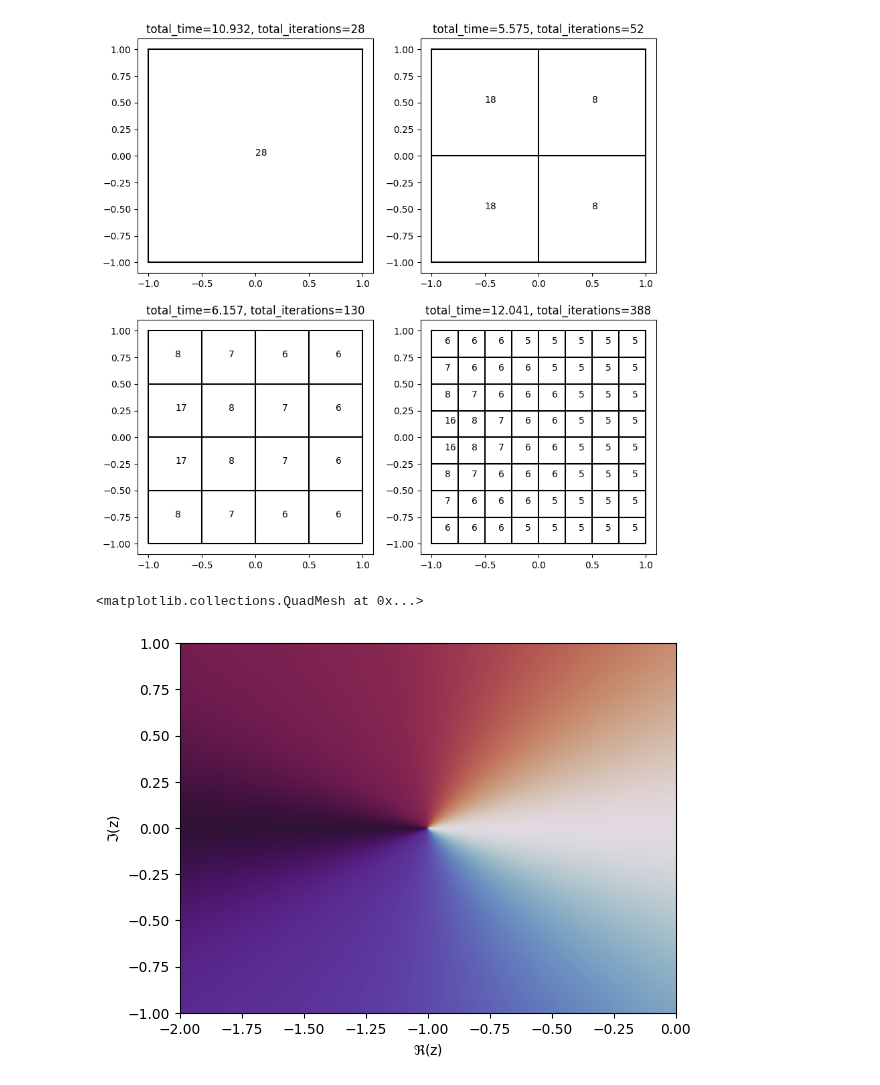
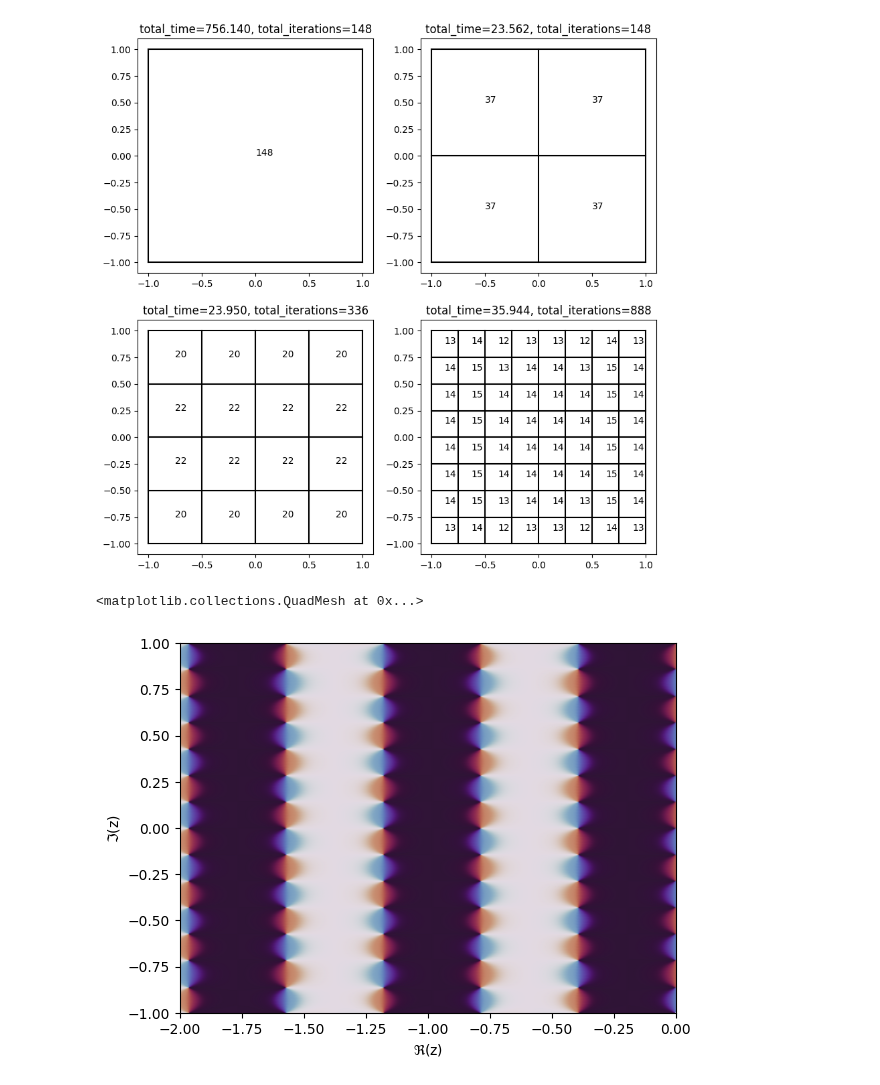
Before and after one commit to j-bowhay/Poles-and-Roots, a Jupyter notebook: notebooks/subdivision_experiment.ipynb, the cells around one changed output. Drawn from its saved outputs; the diff is of its cells as text; code cells hidden in the pictures.

```diff
--- a/notebooks/subdivision_experiment.ipynb
+++ b/notebooks/subdivision_experiment.ipynb
@@ -7,12 +8,13 @@ import time
-# %%
-M = 100
-
-def f(z):
-    return np.sqrt(1.00001+z)
+# %%
+M = 8
+
+def f(z):
+    shift = np.linspace(-1, 1, num=M)*1j
+    return np.sum(1/np.sin(M*np.add.outer(z, shift)), axis=-1)
 # %%
 fig, axs = plt.subplots(ncols=2, nrows=2, figsize=(10, 10))
 
-for level in range(4):
+for level in tqdm(range(4)):
     ax = axs.ravel()[level]
     corners = np.linspace(-1, 1 , 2**level +1)
 
@@ -28,17 +30,17 @@ for level in range(4):
             xx ,yy = np.meshgrid(x[(x >= corners[i]) & (x <= corners[i+1])], y[(y >= corners[j]) & (y <= corners[j+1])])
             z = (xx + yy*1j).ravel()
             tic = time.perf_counter()
-            res = AAA(f(z), z)
+            res = AAA(f(z), z, mmax=150)
             toc = time.perf_counter()
             total_time += toc - tic
             total_iterations += res.weights.size
             ax.text(np.mean([corners[i], corners[i + 1]]), np.mean([corners[j], corners[j + 1]]), res.weights.size)
     ax.set_title(f"{total_time=:.3f}, {total_iterations=}")
 # %% [output]
-[figure, old version]
+[figure, new version]
 # %%
 fig, ax = plt.subplots()
-phase_plot(lambda z: np.sqrt(1.00001 + z), ax, domain=[-2, 0, -1, 1])
+phase_plot(f, ax, domain=[-2, 0, -1, 1])
 # %% [output]
 <matplotlib.collections.QuadMesh at 0x...>
-[figure, old version]
+[figure, new version]
```
Also changed, not shown: parts of 1 cell of this notebook, 1 other file.
